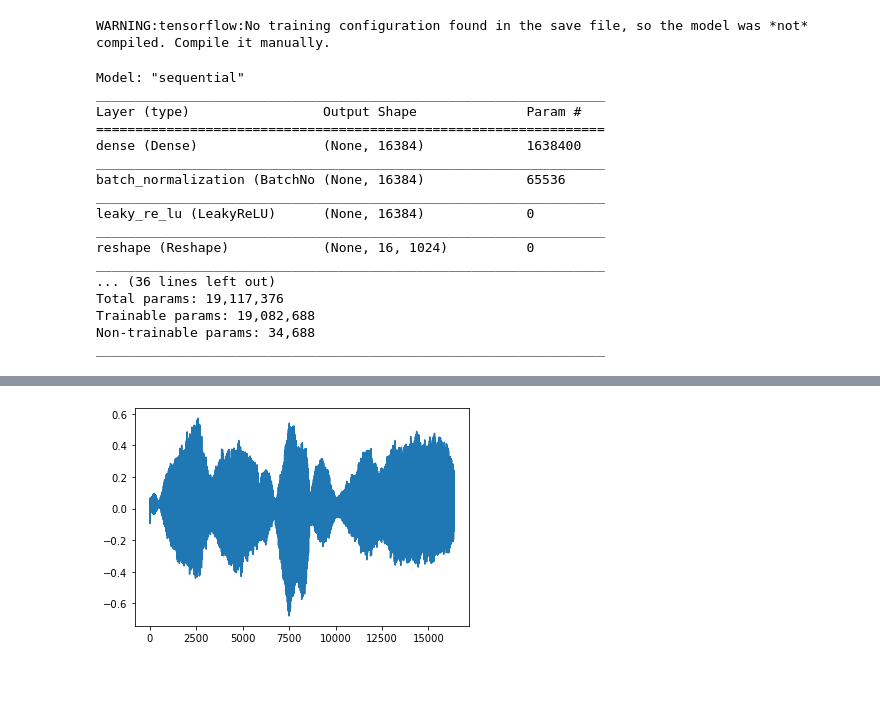
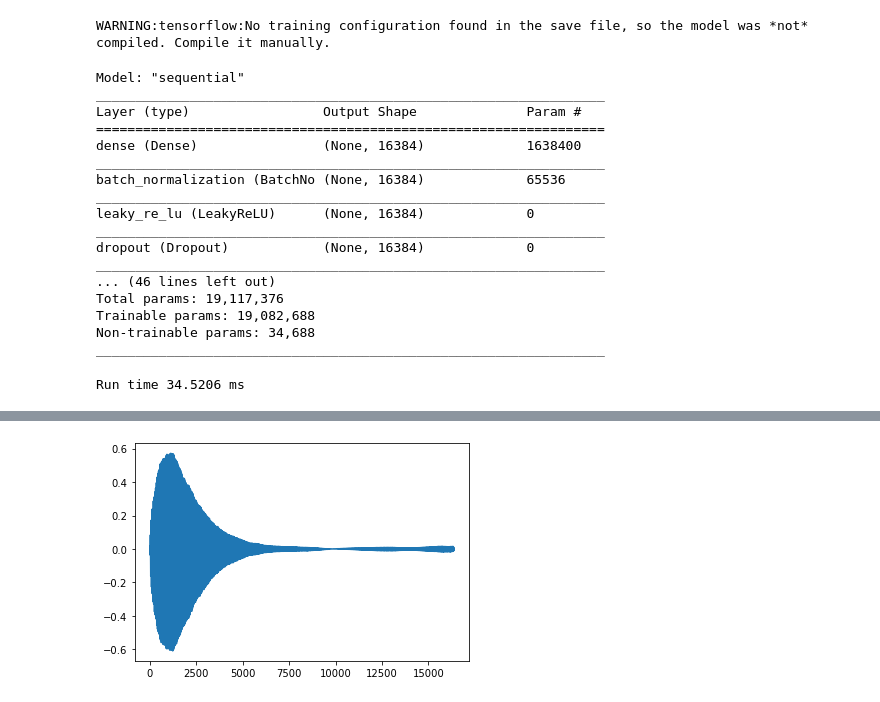
Before and after one commit to jorshi/audio_gan, a Jupyter notebook: notebooks/audio_viewer.ipynb, the cells around one changed output, grey strips where cells are left out. Cells and saved outputs as stored; diff of their text form; code cells hidden in the pictures.

Commit message:
Updating plots

```diff
--- a/notebooks/audio_viewer.ipynb
+++ b/notebooks/audio_viewer.ipynb
@@ -7,12 +13,15 @@ import soundfile as sf
 import sys
 sys.path.append('../')
 import wave_gan_resize
+# %%
+#model = '../models/flute_single_pitch/flute_wpgan_upsample_d50_pitch_0729_2.h5'
+model = '../models/mallet_wpgan_nearest_d50_pitch_0729.h5'
 # %%
 custom_objects = {
     'Resize': wave_gan_resize.Resize
 }
 # %%
-generator = tf.keras.models.load_model('../models/flute_single_pitch/flute_wpgan_nearest_pitch_0729.h5',
+generator = tf.keras.models.load_model(model,
                                        custom_objects=custom_objects)
 # %% [output]
 WARNING:tensorflow:No training configuration found in the save file, so the model was *not* compiled. Compile it manually.
@@ -29,9 +38,9 @@ batch_normalization (BatchNo (None, 16384)             65536
 _________________________________________________________________
 leaky_re_lu (LeakyReLU)      (None, 16384)             0
 _________________________________________________________________
-reshape (Reshape)            (None, 16, 1024)          0
+dropout (Dropout)            (None, 16384)             0
 _________________________________________________________________
-... (36 lines left out)
+... (46 lines left out)
 Total params: 19,117,376
 Trainable params: 19,082,688
 Non-trainable params: 34,688
@@ -40,14 +49,22 @@ _________________________________________________________________
 # Iterated below for saving multiple audio files
 num = 0
 # %%
+# Time how long it takes to generate a sound
+start = time.time_ns()
+
 noise = tf.random.normal([1, 100])
 audio = generator(noise, training=False)
+
+finish = time.time_ns()
+print("Run time {} ms".format((finish - start) / 1000000.))
+
 num += 1
 
 plt.plot(audio[0])
 
 ipd.Audio(audio[0,:,0], rate=16000)
 # %% [output]
+Run time 34.5206 ms
 [interactive output not drawn]
-[figure, old version]
+[figure, new version]
 # %%
```
Also changed, not shown: parts of 2 cells of this notebook, 5 other files.
